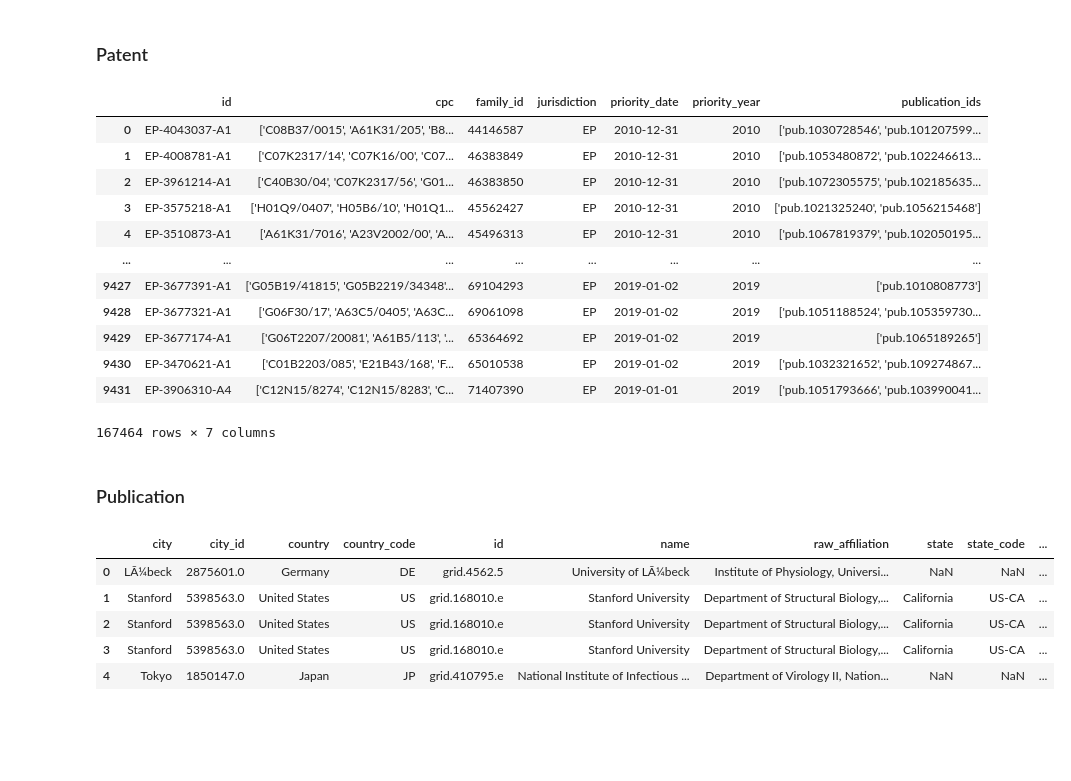
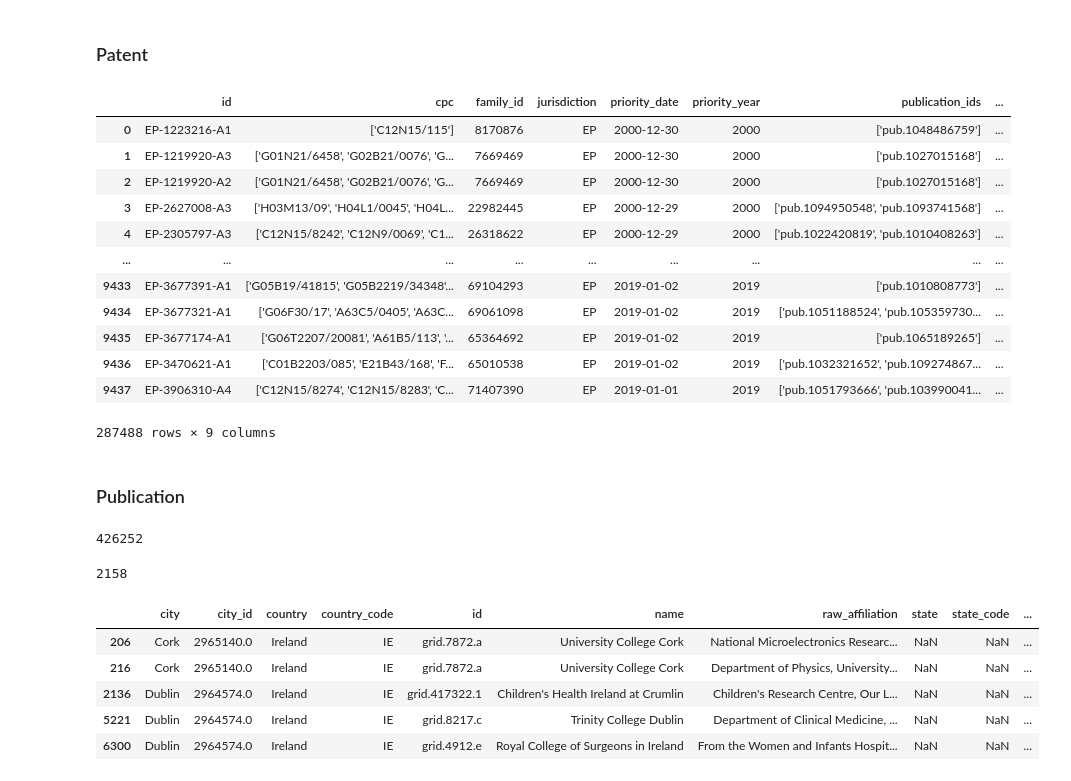
Before and after one commit to awekim/dimensions_data, a Jupyter notebook: Dimensions_IE_extraction.ipynb, the cells around one changed output. Cells and saved outputs as stored; diff of their text form; code cells hidden in the pictures; blank space fills up the shorter version.

```diff
--- a/Dimensions_IE_extraction.ipynb
+++ b/Dimensions_IE_extraction.ipynb
@@ -21,3 +16,9 @@ for i in range(2010, 2020):
+# %%
+# pat_pub_df_all 데이터프레임 생성
+pat_pub_df_all = pd.DataFrame()
+for i in range(2010, 2020):
+    pat_pub_df = pd.read_csv(dir + "pat_pub_df_" + str(i) + "_EP.csv", encoding = "ISO-8859-1")
+    pat_pub_df_all = pd.concat([pat_pub_df_all, pat_pub_df], axis = 0)
 # %%
 pat_pub_df_all.head()
 # %% [output]
@@ -39,19 +40,19 @@ for i in range(2010, 2020):
 # %%
 pat_data_df_all
 # %% [output]
-|  | id | cpc | family_id | jurisdiction | priority_date | priority_year | publication_ids |
-| 0 | EP-4043037-A1 | ['C08B37/0015', 'A61K31/205', 'B8... | 44146587 | EP | 2010-12-31 | 2010 | ['pub.1030728546', 'pub.101207599... |
-| 1 | EP-4008781-A1 | ['C07K2317/14', 'C07K16/00', 'C07... | 46383849 | EP | 2010-12-31 | 2010 | ['pub.1053480872', 'pub.102246613... |
-| 2 | EP-3961214-A1 | ['C40B30/04', 'C07K2317/56', 'G01... | 46383850 | EP | 2010-12-31 | 2010 | ['pub.1072305575', 'pub.102185635... |
-| 3 | EP-3575218-A1 | ['H01Q9/0407', 'H05B6/10', 'H01Q1... | 45562427 | EP | 2010-12-31 | 2010 | ['pub.1021325240', 'pub.1056215468'] |
-| 4 | EP-3510873-A1 | ['A61K31/7016', 'A23V2002/00', 'A... | 45496313 | EP | 2010-12-31 | 2010 | ['pub.1067819379', 'pub.102050195... |
-| ... | ... | ... | ... | ... | ... | ... | ... |
-| 9427 | EP-3677391-A1 | ['G05B19/41815', 'G05B2219/34348'... | 69104293 | EP | 2019-01-02 | 2019 | ['pub.1010808773'] |
-| 9428 | EP-3677321-A1 | ['G06F30/17', 'A63C5/0405', 'A63C... | 69061098 | EP | 2019-01-02 | 2019 | ['pub.1051188524', 'pub.105359730... |
-| 9429 | EP-3677174-A1 | ['G06T2207/20081', 'A61B5/113', '... | 65364692 | EP | 2019-01-02 | 2019 | ['pub.1065189265'] |
-| 9430 | EP-3470621-A1 | ['C01B2203/085', 'E21B43/168', 'F... | 65010538 | EP | 2019-01-02 | 2019 | ['pub.1032321652', 'pub.109274867... |
-| 9431 | EP-3906310-A4 | ['C12N15/8274', 'C12N15/8283', 'C... | 71407390 | EP | 2019-01-01 | 2019 | ['pub.1051793666', 'pub.103990041... |
+|  | id | cpc | family_id | jurisdiction | priority_date | priority_year | publication_ids | ... |
+| 0 | EP-1223216-A1 | ['C12N15/115'] | 8170876 | EP | 2000-12-30 | 2000 | ['pub.1048486759'] | ... |
+| 1 | EP-1219920-A3 | ['G01N21/6458', 'G02B21/0076', 'G... | 7669469 | EP | 2000-12-30 | 2000 | ['pub.1027015168'] | ... |
+| 2 | EP-1219920-A2 | ['G01N21/6458', 'G02B21/0076', 'G... | 7669469 | EP | 2000-12-30 | 2000 | ['pub.1027015168'] | ... |
+| 3 | EP-2627008-A3 | ['H03M13/09', 'H04L1/0045', 'H04L... | 22982445 | EP | 2000-12-29 | 2000 | ['pub.1094950548', 'pub.1093741568'] | ... |
+| 4 | EP-2305797-A3 | ['C12N15/8242', 'C12N9/0069', 'C1... | 26318622 | EP | 2000-12-29 | 2000 | ['pub.1022420819', 'pub.1010408263'] | ... |
+| ... | ... | ... | ... | ... | ... | ... | ... | ... |
+| 9433 | EP-3677391-A1 | ['G05B19/41815', 'G05B2219/34348'... | 69104293 | EP | 2019-01-02 | 2019 | ['pub.1010808773'] | ... |
+| 9434 | EP-3677321-A1 | ['G06F30/17', 'A63C5/0405', 'A63C... | 69061098 | EP | 2019-01-02 | 2019 | ['pub.1051188524', 'pub.105359730... | ... |
+| 9435 | EP-3677174-A1 | ['G06T2207/20081', 'A61B5/113', '... | 65364692 | EP | 2019-01-02 | 2019 | ['pub.1065189265'] | ... |
+| 9436 | EP-3470621-A1 | ['C01B2203/085', 'E21B43/168', 'F... | 65010538 | EP | 2019-01-02 | 2019 | ['pub.1032321652', 'pub.109274867... | ... |
+| 9437 | EP-3906310-A4 | ['C12N15/8274', 'C12N15/8283', 'C... | 71407390 | EP | 2019-01-01 | 2019 | ['pub.1051793666', 'pub.103990041... | ... |
-167464 rows × 7 columns
+287488 rows × 9 columns
 # %% [markdown]
 ### Publication
 # %%
@@ -60,12 +61,21 @@ pub_affiliations_df_all = pd.DataFrame()
 for i in range(2000, 2020):
     pub_affiliations_df = pd.read_csv(dir + "publication/pub_affiliations_df_" + str(i) + "_EP_1.csv", encoding = "ISO-8859-1")
     pub_affiliations_df_all = pd.concat([pub_affiliations_df_all, pub_affiliations_df], axis = 0)
+# %%
+pub_affiliations_df_all.pub_id.nunique()
+# %% [output]
+426252
+# %%
+pub_affiliations_df_IE = pub_affiliations_df_all[pub_affiliations_df_all.country_code == 'IE'].drop_duplicates()
+pub_affiliations_df_IE.pub_id.nunique()
+# %% [output]
+2158
 # %%
-pub_affiliations_df_all.head
+pub_affiliations_df_IE.head()
 # %% [output]
 |  | city | city_id | country | country_code | id | name | raw_affiliation | state | state_code | ... |
-| 0 | LÃ¼beck | 2875601.0 | Germany | DE | grid.4562.5 | University of LÃ¼beck | Institute of Physiology, Universi... | NaN | NaN | ... |
-| 1 | Stanford | 5398563.0 | United States | US | grid.168010.e | Stanford University | Department of Structural Biology,... | California | US-CA | ... |
-| 2 | Stanford | 5398563.0 | United States | US | grid.168010.e | Stanford University | Department of Structural Biology,... | California | US-CA | ... |
-| 3 | Stanford | 5398563.0 | United States | US | grid.168010.e | Stanford University | Department of Structural Biology,... | California | US-CA | ... |
-| 4 | Tokyo | 1850147.0 | Japan | JP | grid.410795.e | National Institute of Infectious ... | Department of Virology II, Nation... | NaN | NaN | ... |
+| 206 | Cork | 2965140.0 | Ireland | IE | grid.7872.a | University College Cork | National Microelectronics Researc... | NaN | NaN | ... |
+| 216 | Cork | 2965140.0 | Ireland | IE | grid.7872.a | University College Cork | Department of Physics, University... | NaN | NaN | ... |
+| 2136 | Dublin | 2964574.0 | Ireland | IE | grid.417322.1 | Children's Health Ireland at Crumlin | Children's Research Centre, Our L... | NaN | NaN | ... |
+| 5221 | Dublin | 2964574.0 | Ireland | IE | grid.8217.c | Trinity College Dublin | Department of Clinical Medicine, ... | NaN | NaN | ... |
+| 6300 | Dublin | 2964574.0 | Ireland | IE | grid.4912.e | Royal College of Surgeons in Ireland | From the Women and Infants Hospit... | NaN | NaN | ... |
```
Also changed, not shown: parts of 14 cells of this notebook.
